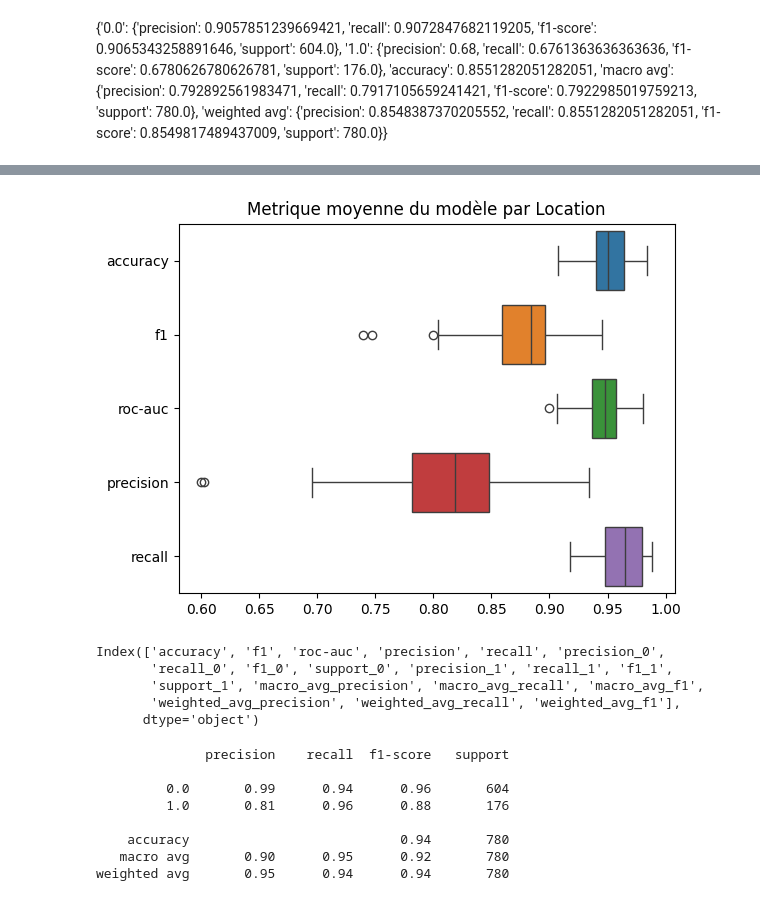
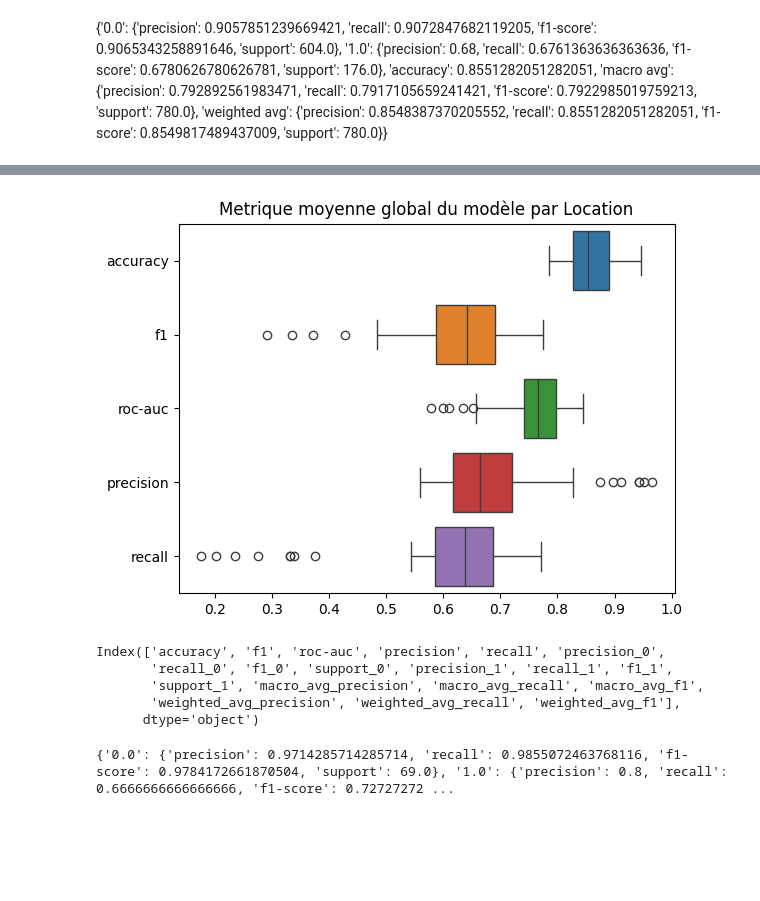
Before and after one commit to alastirm/NOV24_MLOPS_METEO, a Jupyter notebook: src2/test.ipynb, the cells around one changed output, grey strips where cells are left out. Drawn from its saved outputs; the diff is of its cells as text; code cells hidden in the pictures; blank space fills up the shorter version.

```diff
--- a/src2/test.ipynb
+++ b/src2/test.ipynb
@@ -37,7 +37,7 @@ warnings.filterwarnings('ignore')
 
 df = pd.read_csv('../data/weatherAUS.csv')
 
-city = 'Brisbane'
+city = 'Perth'
 
 df = df[df['Location'].isin([city])]
 
@@ -142,19 +141,22 @@ model.fit(X_train_scaled, y_train)
 
 
 prob = model.predict_proba(X_test_scaled)
-y_pred_prob1 = prob[:, 1]
 
-print(y_test.value_counts(normalize = True))
+y_pred_prob1 = model.predict_proba(X_test_scaled)[:, 1]
 
-fpr, tpr, thresholds = roc_curve(y_test, y_pred_prob1)
-roc_auc = roc_auc_score(y_test, y_pred_prob1)
+if y_train.value_counts(normalize = True)[1] < 0.15:
+        threshold = 0.165
+if y_train.value_counts(normalize = True)[1] > 0.30:
+    threshold = 0.85
+else:
+    precision, recall, thresholds = precision_recall_curve(y_test, y_pred_prob1)
+    diff = abs(precision - recall)
+    threshold = thresholds[diff.argmin()]
 
-optimal_idx = np.argmax(tpr - fpr)
-optimal_threshold = thresholds[optimal_idx]
+print('threshold :', threshold)
 
-print('optimal threshold :', optimal_threshold)
+y_pred = (y_pred_prob1 > threshold).astype(int)
 
-y_pred = (y_pred_prob1 > optimal_threshold).astype(int)
 
 print('Accuracy score: ', model.score(X_test_scaled, y_test))
 print('F1 score: ', f1_score(y_test, y_pred))
@@ -363,14 +375,14 @@ for i in city:
     X = df.drop(columns = 'RainTomorrow')
     y = df['RainTomorrow']
 
-    X_train, X_test, y_train, y_test = train_test_split(X, y, random_state = 42, stratify = y)
+    X_train, X_test, y_train, y_test = train_test_split(X, y, test_size = 0.2, random_state = 42, stratify = y)
 
     scaler = MinMaxScaler(feature_range = (-1, 1))
     X_train_scaled = scaler.fit_transform(X_train)
     X_test_scaled = scaler.transform(X_test)
 
 
-    model = LogisticRegression(verbose = 1, C = 1, max_iter = 5000, penalty = 'l1',
+    model = LogisticRegression(verbose = 1, C = 1, max_iter = 10000, penalty = 'l1',
                                solver = 'liblinear',
                                intercept_scaling = 0.1, l1_ratio = 0.5, tol = 0.01,)
 
@@ -384,14 +396,17 @@ for i in city:
 
     y_pred_prob1 = model.predict_proba(X_test_scaled)[:, 1]
 
-    fpr, tpr, thresholds = roc_curve(y_test, y_pred_prob1)
-    roc_auc = roc_auc_score(y_test, y_pred_prob1)
-
-    optimal_idx = np.argmax(tpr - fpr)
-    optimal_threshold = thresholds[optimal_idx]
+    if y_train.value_counts(normalize = True)[1] < 0.15:
+            threshold = 0.165
+    if y_train.value_counts(normalize = True)[1] > 0.30:
+        threshold = 0.85
+    else:
+        precision, recall, thresholds = precision_recall_curve(y_test, y_pred_prob1)
+        diff = abs(precision - recall)
+        threshold = thresholds[diff.argmin()]
 
 
-    y_pred = (y_pred_prob1 > optimal_threshold).astype(int)
+    y_pred = (y_pred_prob1 > threshold).astype(int)
 
     list_city.append(i)
 
@@ -516,9 +531,9 @@ df_global
 # %%
 sns.boxplot(data = df_global[['accuracy', 'f1', 'roc-auc', 'precision', 'recall']], orient = 'h')
-plt.title('Metrique moyenne du modèle par Location')
+plt.title('Metrique moyenne global du modèle par Location')
 plt.show()
 # %% [output]
-[figure, old version]
+[figure, new version]
 # %%
 df_global.columns
 # %% [output]
@@ -530,14 +545,7 @@ Index(['accuracy', 'f1', 'roc-auc', 'precision', 'recall', 'precision_0',
 # %%
 print(classif)
 # %% [output]
-              precision    recall  f1-score   support
-
-         0.0       0.99      0.94      0.96       604
-         1.0       0.81      0.96      0.88       176
-
-    accuracy                           0.94       780
-   macro avg       0.90      0.95      0.92       780
-weighted avg       0.95      0.94      0.94       780
+{'0.0': {'precision': 0.9714285714285714, 'recall': 0.9855072463768116, 'f1-score': 0.9784172661870504, 'support': 69.0}, '1.0': {'precision': 0.8, 'recall': 0.6666666666666666, 'f1-score': 0.72727272 ...
 # %%
 print(df_global['precision_0'].mean())
 print(df_global['recall_0'].mean())
```
Also changed, not shown: parts of 11 cells of this notebook.
